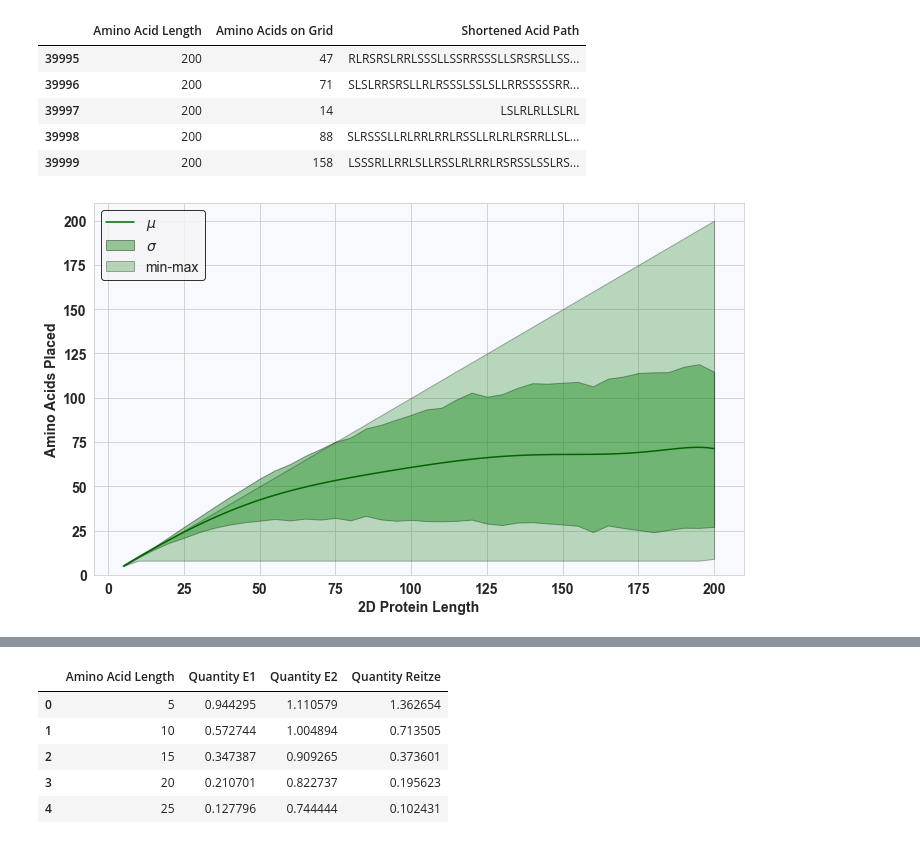
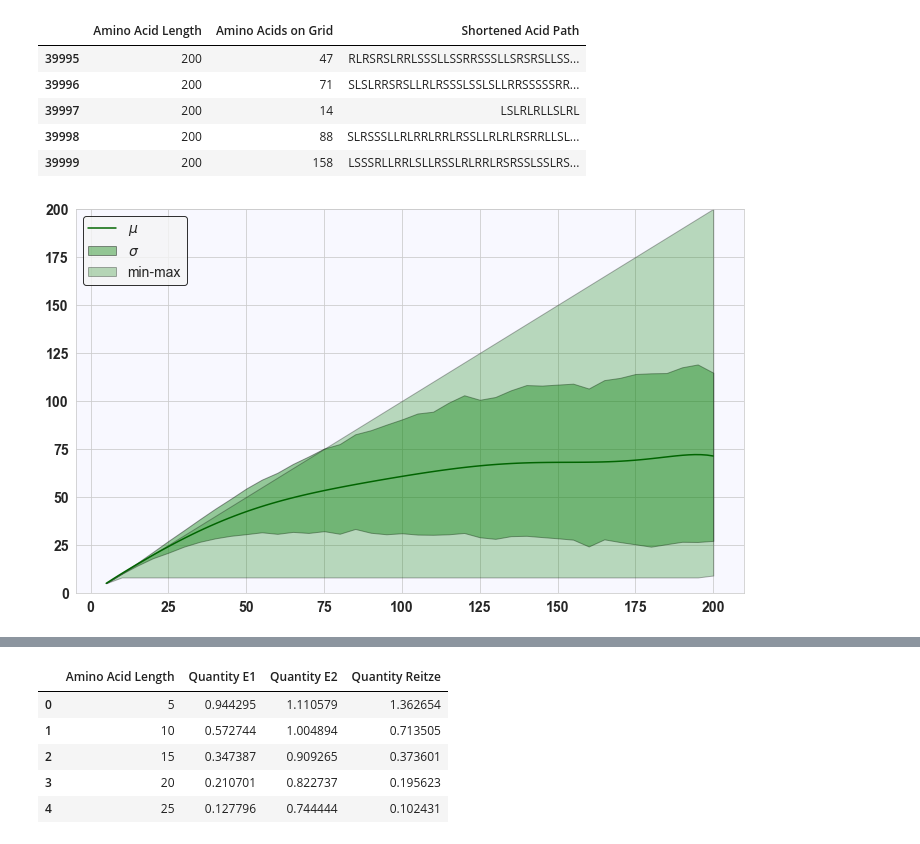
Before and after one commit to jessekommandeur/Protein-Folding, a Jupyter notebook: Paper 1/Visualizations/Data visualization Experiment 1-2.ipynb, the cells around one changed output, grey strips where cells are left out. Drawn from its saved outputs; the diff is of its cells as text; code cells hidden in the pictures.

```diff
--- a/Paper 1/Visualizations/Data visualization Experiment 1-2.ipynb
+++ b/Paper 1/Visualizations/Data visualization Experiment 1-2.ipynb
@@ -67,0 +178,29 @@ plt.show()
+# %%
+stats = HP200_E1.groupby('Amino Acid Length')['Amino Acids on Grid'].agg(['mean', 'std', 'min', 'max'])
+
+# Plotting adjustments
+plt.figure(figsize=(10, 6),facecolor='white')
+sns.set_style("whitegrid", {"axes.facecolor": "#F8F8FF"})
+
+# Plot mean values with a straight line
+plt.plot(stats.index, stats['mean'], color='darkblue', marker='o', linestyle='-', label='$\mu$')
+
+# Add standard deviation as a transparent area around the mean
+plt.fill_between(stats.index, stats['mean'] - stats['std'], stats['mean'] + stats['std'], color='blue', alpha=0.4, label='$\sigma$', edgecolor='black')
+
+# Add min-max range as a transparent area
+plt.fill_between(stats.index, stats['min'], stats['max'], color='dodgerblue', alpha=0.3, label='min-max', edgecolor='black')
+
+# plt.xlabel("2D Protein Length", fontsize=14, fontweight='bold')
+plt.ylabel("Amino Acids Placed", fontsize=14, fontweight='bold')
+plt.ylim(bottom=0, top=200)  # Set the y-axis range to start from 0
+plt.xticks(fontsize=14, weight='bold')
+plt.yticks(fontsize=14, weight='bold')
+
+legend = plt.legend(fontsize=14, loc='upper left', frameon=True)
+legend.get_frame().set_facecolor('whitesmoke')
+legend.get_frame().set_edgecolor('black')
+
+plt.tight_layout()
+plt.savefig("Figure 1.png", format='png', dpi=200)
+plt.show()
@@ -88,36 +229,35 @@ coeffs_mean = np.polyfit(stats.index, stats['mean'], degree)
 
 # Generate x values for plotting the polynomial curve
 x_values = np.linspace(stats.index.min(), stats.index.max(), 100)
 
 # Plotting
 plt.figure(figsize=(10, 6),facecolor='white')
 sns.set_style("whitegrid", {"axes.facecolor": "#F8F8FF"})
-
 # Plot mean values
 # sns.scatterplot(x=stats.index, y=stats['mean'], color='dodgerblue', label='Mean')
 
 # Plot polynomial regression curve for mean values
 plt.plot(x_values, np.polyval(coeffs_mean, x_values), color='darkgreen', label='$\mu$')
 
 # Add standard deviation as a transparent area around the mean
 plt.fill_between(stats.index, stats['mean'] - stats['std'], stats['mean'] + stats['std'], color='green', alpha=0.4, label='$\sigma$', edgecolor='black')
 
 # Add min-max range as a transparent area
 plt.fill_between(stats.index, stats['min'], stats['max'], color='forestgreen', alpha=0.3, label='min-max', edgecolor='black')
 
 
-plt.xlabel("2D Protein Length", fontsize=14, fontweight='bold')
-plt.ylabel("Amino Acids Placed", fontsize=14, fontweight='bold')
-plt.ylim(bottom=0)  # Set the y-axis range to start from 0
+# plt.xlabel("2D Protein Length", fontsize=14, fontweight='bold')
+# plt.ylabel("Amino Acids Placed", fontsize=14, fontweight='bold')
+plt.ylim(bottom=0, top=200)  # Set the y-axis range to start from 0
 plt.xticks(fontsize=14, weight='bold')
 plt.yticks(fontsize=14, weight='bold')
 
 legend = plt.legend(fontsize=14, loc='upper left', frameon=True)
 legend.get_frame().set_facecolor('whitesmoke')
 legend.get_frame().set_edgecolor('black')
 
 plt.tight_layout()
-plt.savefig("Figure 2.png", format='png', dpi=200)
+# plt.savefig("Figure2.png", format='png', dpi=200)
 plt.show()
 # %% [output]
-[figure, old version]
+[figure, new version]
```
Also changed, not shown: parts of 16 cells of this notebook.
